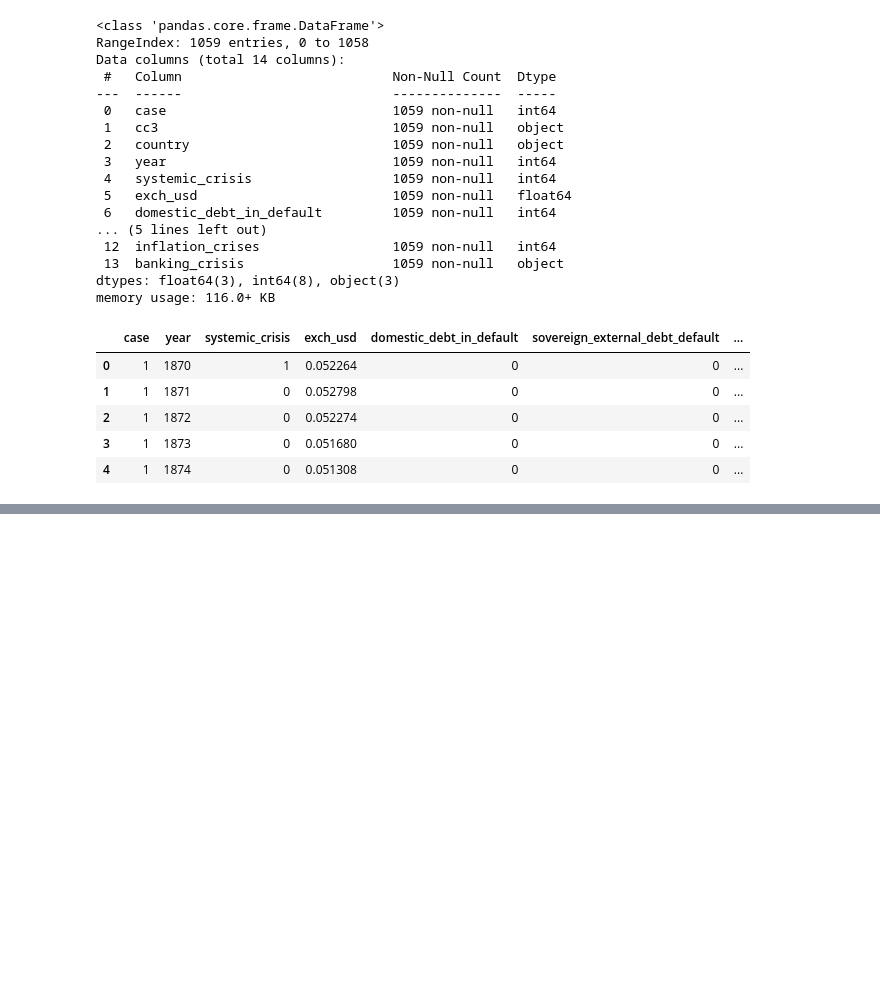
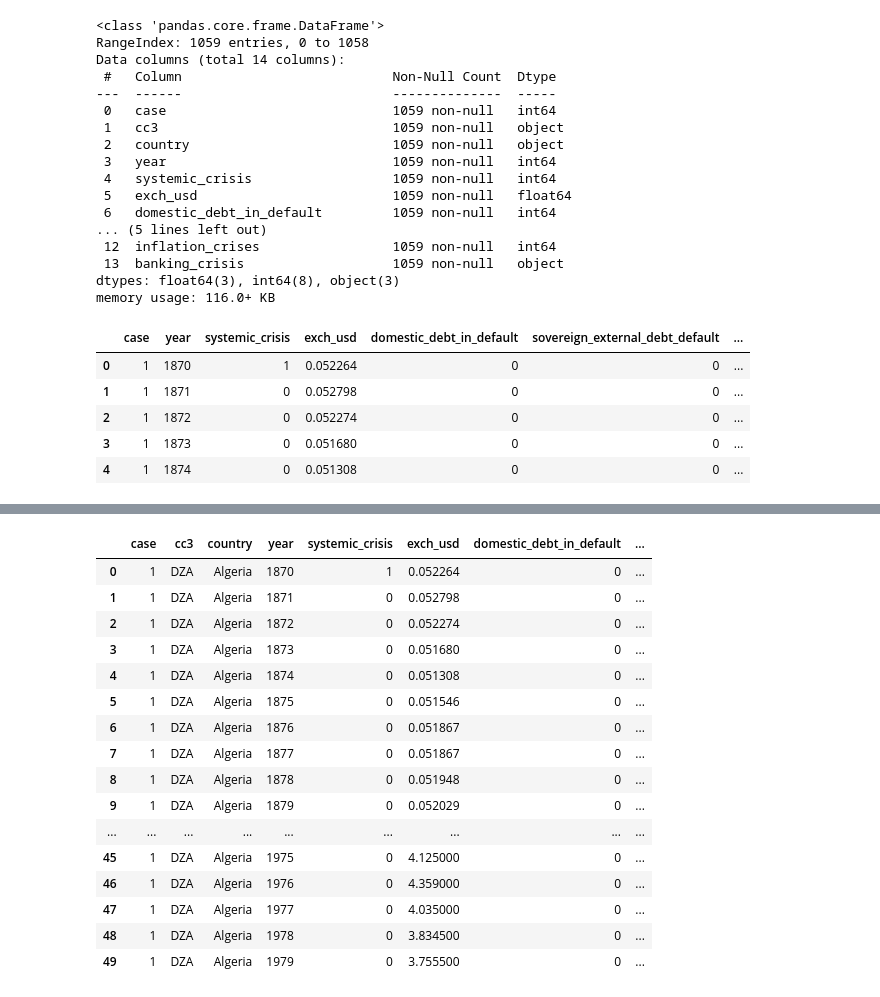
Before and after one commit to LeeBoy-Hmong/MachineLearning, a Jupyter notebook: FinancialCrisis/FinancialAfrica.ipynb, the cells around one changed output, grey strips where cells are left out. Saved outputs shown, nothing was run; the diff lists cells and outputs as text; code cells hidden in the pictures; blank space fills up the shorter version.

```diff
--- a/FinancialCrisis/FinancialAfrica.ipynb
+++ b/FinancialCrisis/FinancialAfrica.ipynb
@@ -200,0 +191,20 @@ plt.xticks([0,1,2,3,4,5,6,7,8,9,10],['Case',
+# %%
+display(raw_df.head(50))
+# %% [output]
+|  | case | cc3 | country | year | systemic_crisis | exch_usd | domestic_debt_in_default | ... |
+| 0 | 1 | DZA | Algeria | 1870 | 1 | 0.052264 | 0 | ... |
+| 1 | 1 | DZA | Algeria | 1871 | 0 | 0.052798 | 0 | ... |
+| 2 | 1 | DZA | Algeria | 1872 | 0 | 0.052274 | 0 | ... |
+| 3 | 1 | DZA | Algeria | 1873 | 0 | 0.051680 | 0 | ... |
+| 4 | 1 | DZA | Algeria | 1874 | 0 | 0.051308 | 0 | ... |
+| 5 | 1 | DZA | Algeria | 1875 | 0 | 0.051546 | 0 | ... |
+| 6 | 1 | DZA | Algeria | 1876 | 0 | 0.051867 | 0 | ... |
+| 7 | 1 | DZA | Algeria | 1877 | 0 | 0.051867 | 0 | ... |
+| 8 | 1 | DZA | Algeria | 1878 | 0 | 0.051948 | 0 | ... |
+| 9 | 1 | DZA | Algeria | 1879 | 0 | 0.052029 | 0 | ... |
+| ... | ... | ... | ... | ... | ... | ... | ... | ... |
+| 45 | 1 | DZA | Algeria | 1975 | 0 | 4.125000 | 0 | ... |
+| 46 | 1 | DZA | Algeria | 1976 | 0 | 4.359000 | 0 | ... |
+| 47 | 1 | DZA | Algeria | 1977 | 0 | 4.035000 | 0 | ... |
+| 48 | 1 | DZA | Algeria | 1978 | 0 | 3.834500 | 0 | ... |
+| 49 | 1 | DZA | Algeria | 1979 | 0 | 3.755500 | 0 | ... |
```
Also changed, not shown: parts of 2 cells of this notebook.
